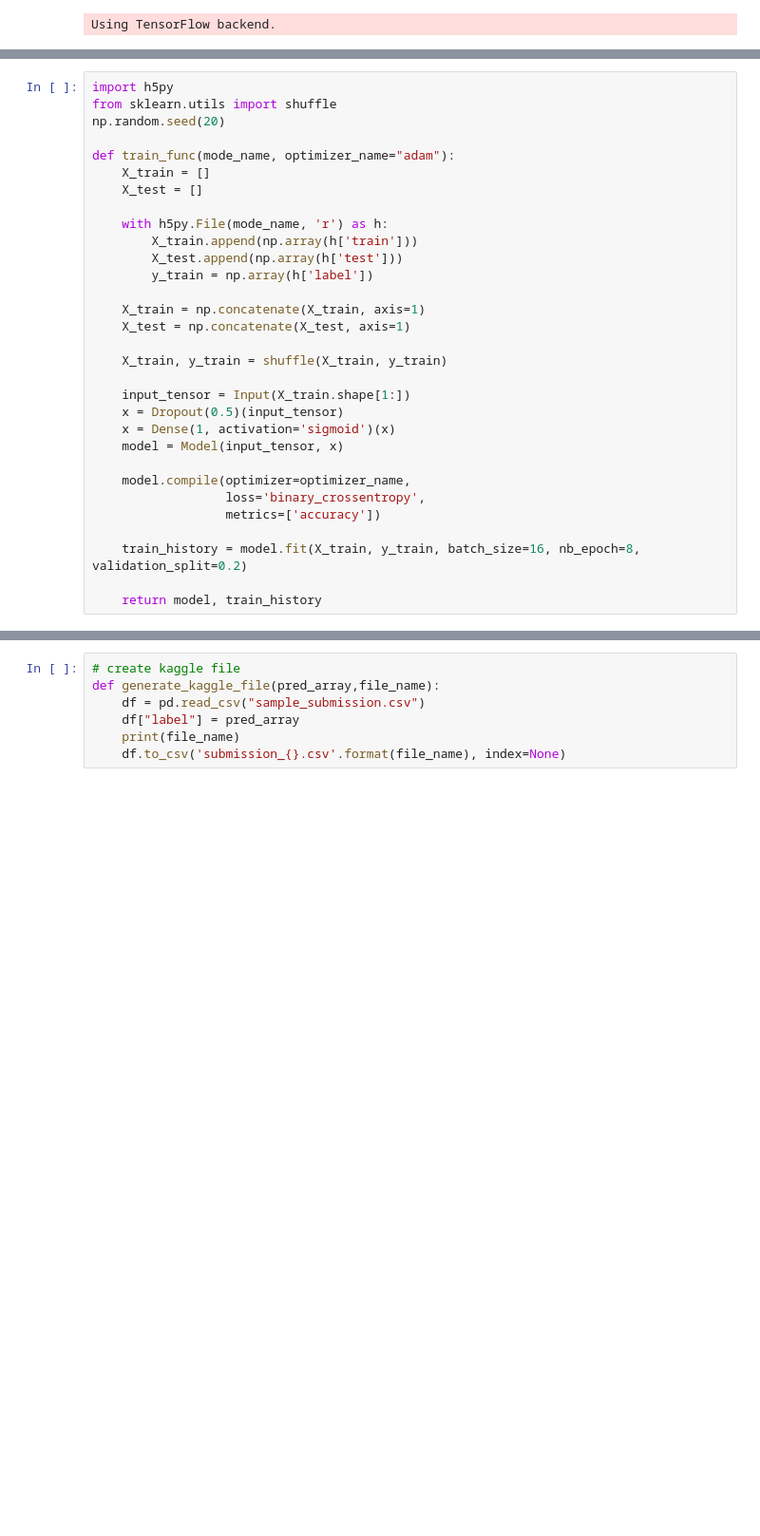
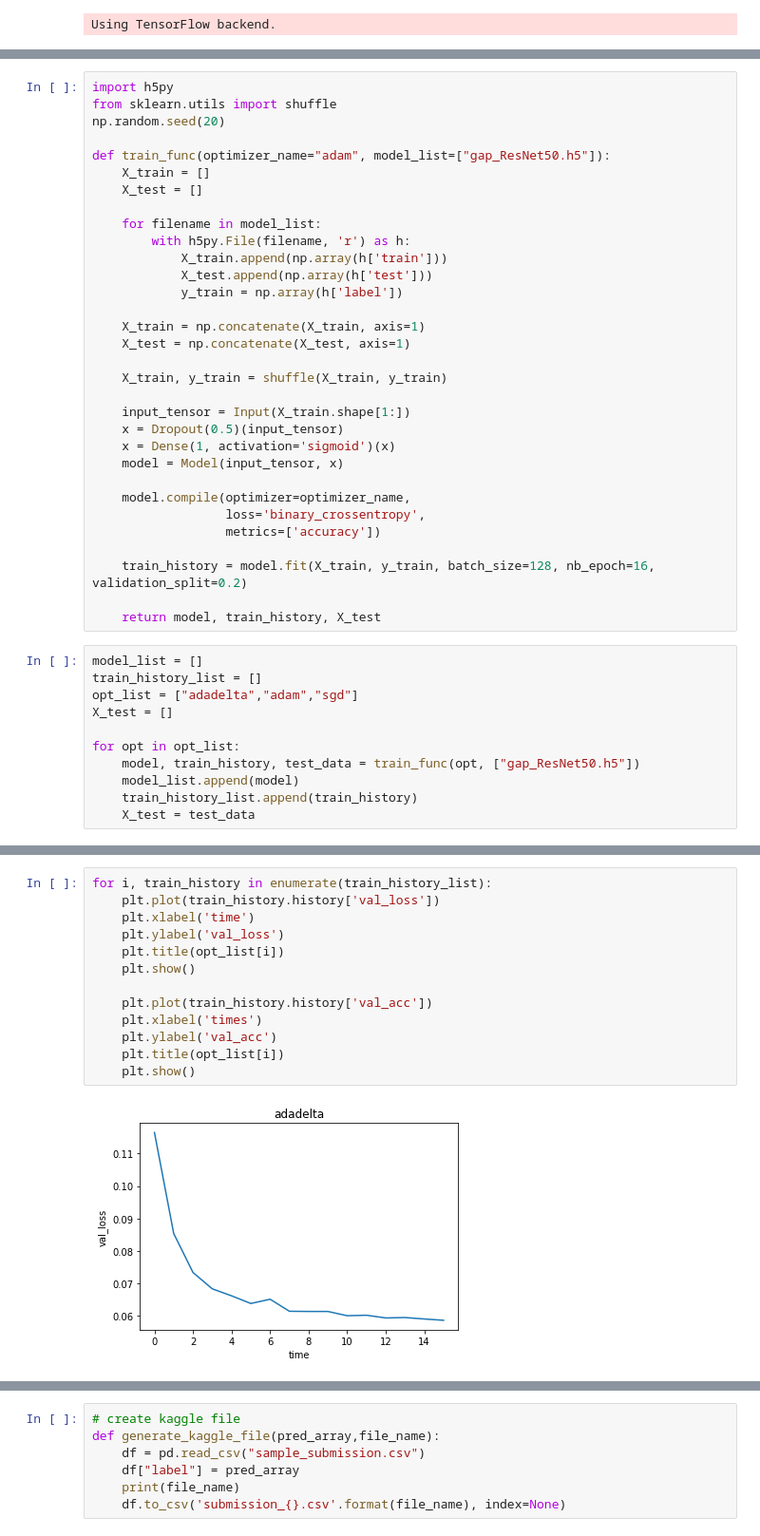
Before and after one commit to honghuanghui/MachineLearningProjects, a Jupyter notebook: cat_or_dog_identifier.ipynb, the cells around one changed output, grey strips where cells are left out. Shown at 95% size. Cells and saved outputs as stored; diff of their text form; blank space fills up the shorter version.

```diff
--- a/cat_or_dog_identifier.ipynb
+++ b/cat_or_dog_identifier.ipynb
@@ -124,14 +119,15 @@ import h5py
 from sklearn.utils import shuffle
 np.random.seed(20)
 
-def train_func(mode_name, optimizer_name="adam"):
+def train_func(optimizer_name="adam", model_list=["gap_ResNet50.h5"]):
     X_train = []
     X_test = []
 
-    with h5py.File(mode_name, 'r') as h:
-        X_train.append(np.array(h['train']))
-        X_test.append(np.array(h['test']))
-        y_train = np.array(h['label'])
+    for filename in model_list:
+        with h5py.File(filename, 'r') as h:
+            X_train.append(np.array(h['train']))
+            X_test.append(np.array(h['test']))
+            y_train = np.array(h['label'])
 
     X_train = np.concatenate(X_train, axis=1)
     X_test = np.concatenate(X_test, axis=1)
@@ -147,6 +143,17 @@ def train_func(mode_name, optimizer_name="adam"):
                   loss='binary_crossentropy',
                   metrics=['accuracy'])
 
-    train_history = model.fit(X_train, y_train, batch_size=16, nb_epoch=8, validation_split=0.2)
+    train_history = model.fit(X_train, y_train, batch_size=128, nb_epoch=16, validation_split=0.2)
 
-    return model, train_history
+    return model, train_history, X_test
+# %%
+model_list = []
+train_history_list = []
+opt_list = ["adadelta","adam","sgd"]
+X_test = []
+
+for opt in opt_list:
+    model, train_history, test_data = train_func(opt, ["gap_ResNet50.h5"])
+    model_list.append(model)
+    train_history_list.append(train_history)
+    X_test = test_data
@@ -152,0 +178,15 @@ def train_func(mode_name, optimizer_name="adam"):
+# %%
+for i, train_history in enumerate(train_history_list):
+    plt.plot(train_history.history['val_loss'])
+    plt.xlabel('time')
+    plt.ylabel('val_loss')
+    plt.title(opt_list[i])
+    plt.show()
+
+    plt.plot(train_history.history['val_acc'])
+    plt.xlabel('times')
+    plt.ylabel('val_acc')
+    plt.title(opt_list[i])
+    plt.show()
+# %% [output]
+[figure, added]
```
Also changed, not shown: parts of 13 cells of this notebook, 4 other files.
